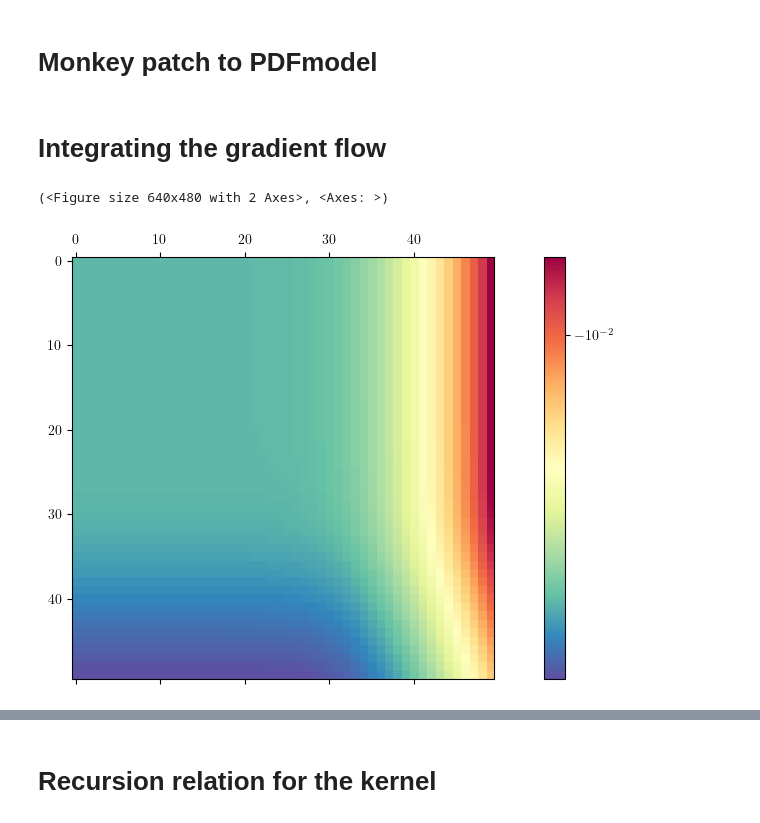
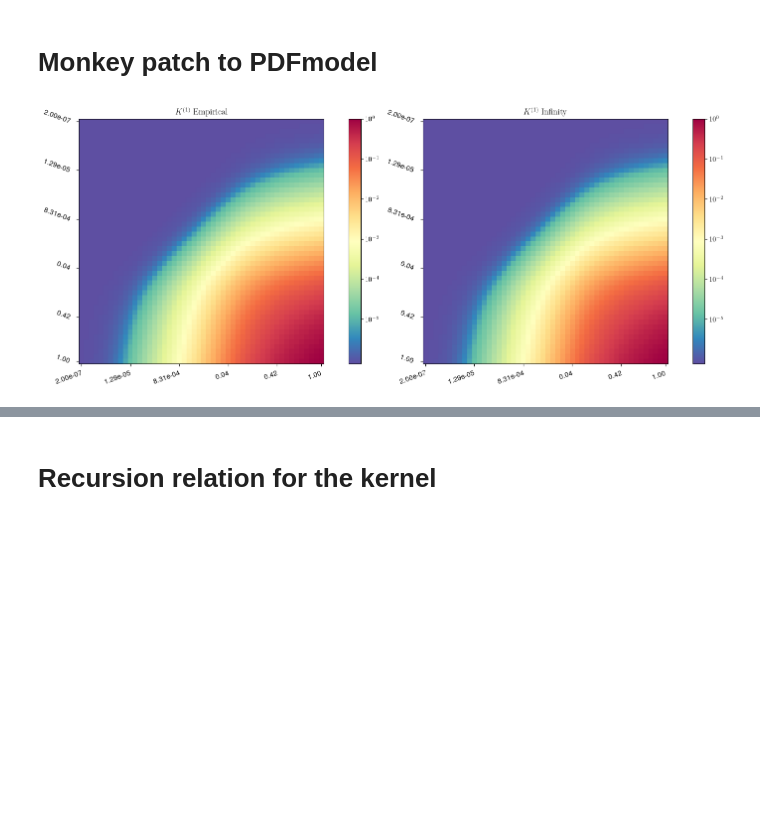
Before and after one commit to achiefa/DeepLearningTheory, a Jupyter notebook: notebooks/recursion.ipynb, the cells around one changed output, grey strips where cells are left out. Saved outputs shown, nothing was run; the diff lists cells and outputs as text; code cells hidden in the pictures; blank space fills up the shorter version.

```diff
--- a/notebooks/recursion.ipynb
+++ b/notebooks/recursion.ipynb
@@ -10,6 +11,11 @@ from mpl_toolkits.axes_grid1 import make_axes_locatable
 
 from dlt.model import PDFmodel
 from dlt.distribution import Distribution
+# %%
+PLOT_FOLDER = Path('../doc/figs')
+PLOT_FOLDER.mkdir(parents=True, exist_ok=True)
+
+SAVE_PLOT = True
 # %%
 from dlt import data
 from pathlib import Path
@@ -105,17 +124,15 @@ def compute_preactivation_product(self, layer_idx, input_data=None):
 
     # Compute outer product
     #tensor_product = tf.matmul(phi1_column, phi2_row)
-    tensor_product = tf.einsum('ai,bj->abij', phi_alpha1_i1, phi_alpha2_i2)
+    tensor_product = tf.einsum('ai,bj->aibj', phi_alpha1_i1, phi_alpha2_i2)
 
     return tensor_product
 
 # Monkey patch the PDFmodel class
 PDFmodel.get_preactivation = get_preactivation
 PDFmodel.compute_preactivation_product = compute_preactivation_product
-# %% [markdown]
-# Integrating the gradient flow
 # %%
-# Generating and ensemble of models
+# Generating the models
 replicas = 100
 seed = 1423413
 models = []
@@ -131,8 +148,7 @@ for rep in range(replicas):
           kernel_initializer='GlorotNormal',
           user_ki_args=None,
           seed=seed + rep,
-          init_bias=True)
-  phi_a1a2_phi_i1i2 = model.compute_preactivation_product(1)
-  phi_a1a2_phi_i1i2_dist.add(phi_a1a2_phi_i1i2)
-  k1_norm_i1i2 = np.linalg.norm(phi_a1a2_phi_i1i2, axis=(0, 1))
-  k1_norm_i1i2_dist.add(k1_norm_i1i2)
+          init_bias=False)
+  models.append(model)
+  # k1_norm_i1i2 = np.linalg.norm(phi_a1a2_phi_i1i2, axis=(0, 1))
+  # k1_norm_i1i2_dist.add(k1_norm_i1i2)
@@ -139,6 +178,24 @@ for rep in range(replicas):
 # %%
-K_a1a2_i1i2 = phi_a1a2_phi_i1i2_dist.get_mean(axis=0)
-plot_matrix(K_a1a2_i1i2[:,:,0,20])
+# Check first layer
+K1_empirical = compute_K_by_layer(models, 0).get_mean(axis=0).squeeze()
+K1_infinity = np.outer(fk_grid, fk_grid)
+
+# Create a new figure with 2 subplots
+fig, axes = plt.subplots(1, 2, figsize=(14, 6))
+
+ticks = np.arange(0, len(fk_grid), 10)
+ticks = np.append(ticks, len(fk_grid) - 1)
+labels = [f"{fk_grid[i]:.2e}" if fk_grid[i] < 1.e-3 else f"{fk_grid[i]:.2f}" for i in ticks]
+
+fig1, axes[0] = plot_matrix(K1_empirical, ax=axes[0], x_labels=labels, x_ticklocks=ticks, y_labels=labels, y_ticklocks=ticks, pad=10)
+fig2, axes[1] = plot_matrix(K1_infinity, ax=axes[1], x_labels=labels, x_ticklocks=ticks, y_labels=labels, y_ticklocks=ticks, pad=10)
+
+# Add titles
+axes[0].set_title(r"$K^{(1)} \textrm{ Empirical}$")
+axes[1].set_title(r"$K^{(1)} \textrm{ Infinity}$")
+
+plt.tight_layout()
+if SAVE_PLOT:
+  fig.savefig(PLOT_FOLDER / 'K1_correlations.pdf', dpi=300)
 # %% [output]
-(<Figure size 640x480 with 2 Axes>, <Axes: >)
-[figure, old version]
+[figure, new version]
```
Also changed, not shown: parts of 10 cells of this notebook.
